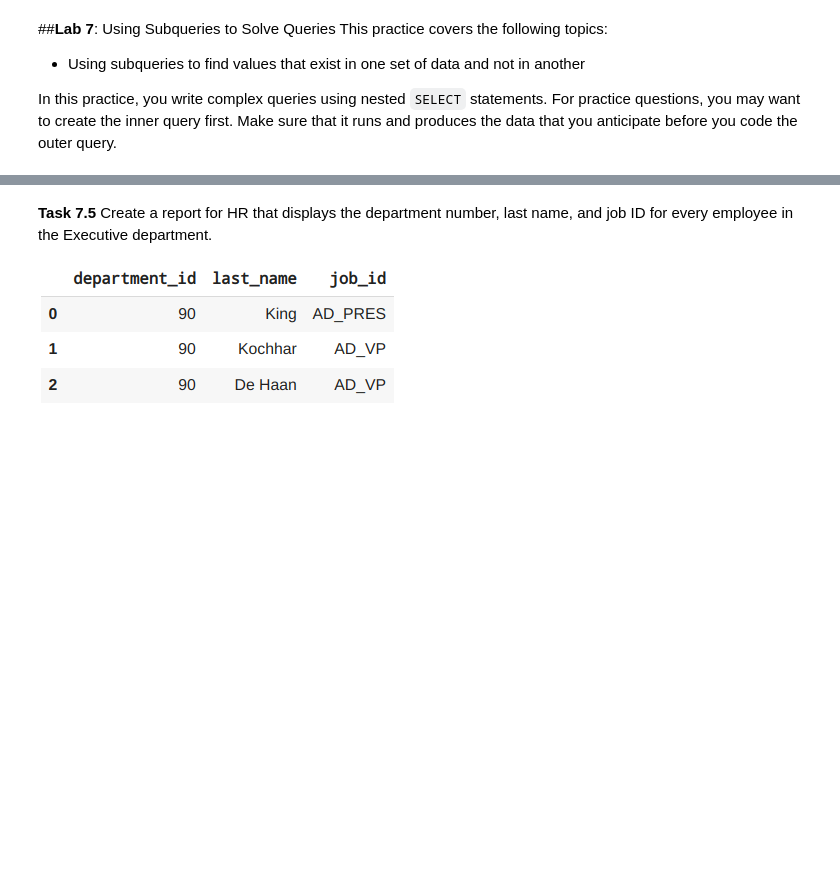
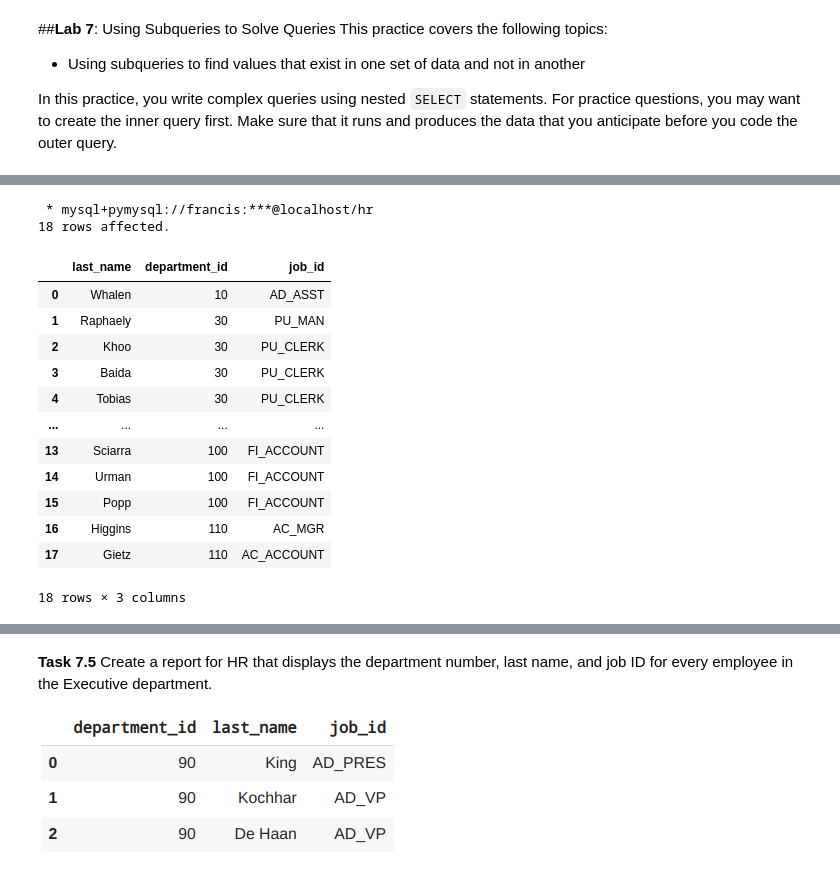
Before and after one commit to Ckodrad/CM3010-Database-Labs, a Jupyter notebook: Labs/MySQL Hand-On Lab.ipynb, the cells around one changed output, grey strips where cells are left out. Drawn from its saved outputs; the diff is of its cells as text; code cells hidden in the pictures; blank space fills up the shorter version.

```diff
--- a/Labs/MySQL Hand-On Lab.ipynb
+++ b/Labs/MySQL Hand-On Lab.ipynb
@@ -834,3 +883,30 @@ In this practice, you write complex queries using nested <code>SELECT</code> sta
+# %%
+%%sql
+# Insert Your Code Here
+
+SELECT last_name, department_id, job_id
+FROM employees
+WHERE department_id IN (
+        SELECT department_id
+        FROM departments
+        WHERE location_id = 1700
+    );
+# %% [output]
+ * mysql+pymysql://francis:***@localhost/hr
+18 rows affected.
+|  | last_name | department_id | job_id |
+| 0 | Whalen | 10 | AD_ASST |
+| 1 | Raphaely | 30 | PU_MAN |
+| 2 | Khoo | 30 | PU_CLERK |
+| 3 | Baida | 30 | PU_CLERK |
+| 4 | Tobias | 30 | PU_CLERK |
+| ... | ... | ... | ... |
+| 13 | Sciarra | 100 | FI_ACCOUNT |
+| 14 | Urman | 100 | FI_ACCOUNT |
+| 15 | Popp | 100 | FI_ACCOUNT |
+| 16 | Higgins | 110 | AC_MGR |
+| 17 | Gietz | 110 | AC_ACCOUNT |
+18 rows × 3 columns
 # %% [markdown]
 **Task 7.4** Create a report for HR that displays the last name and salary of every employee who reports to King.
 
```
Also changed, not shown: parts of 8 cells of this notebook.
